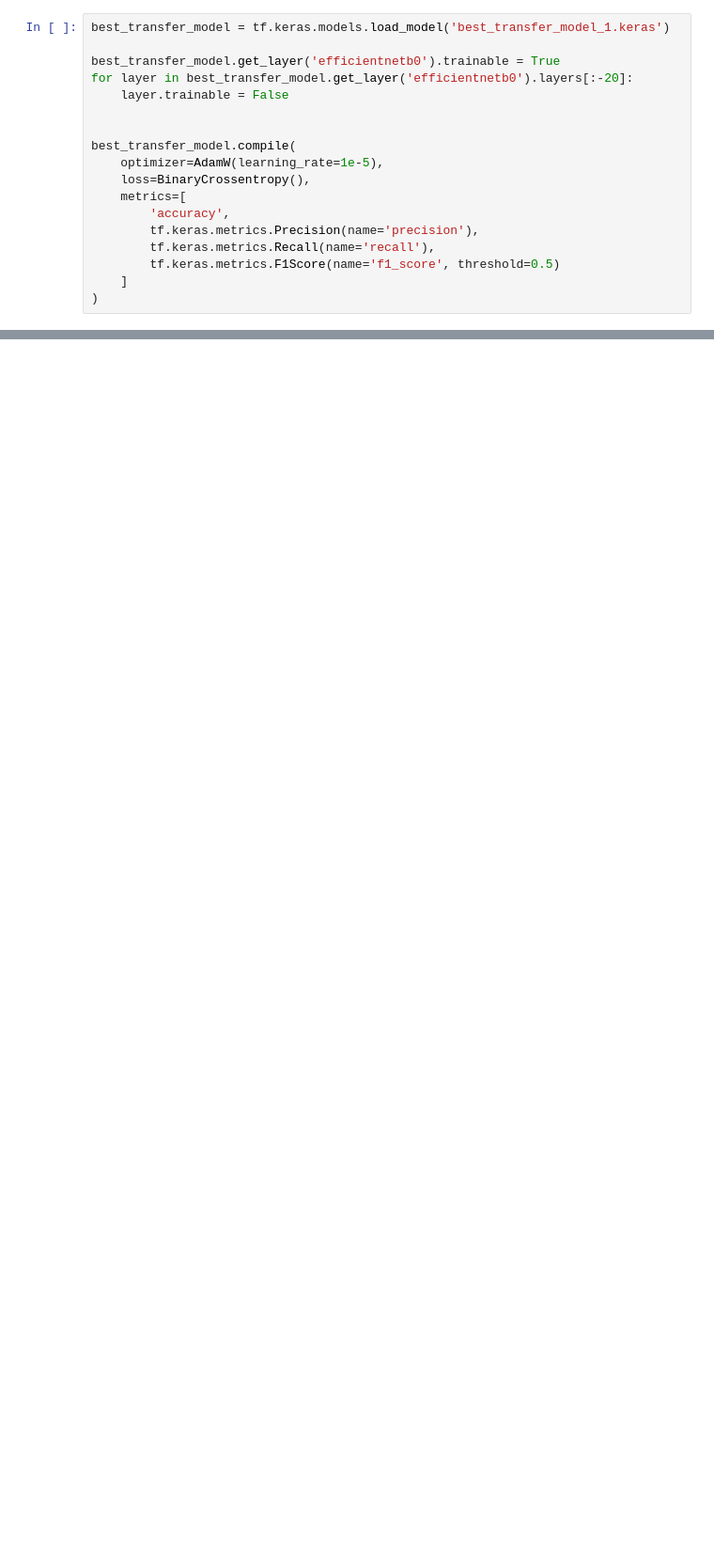
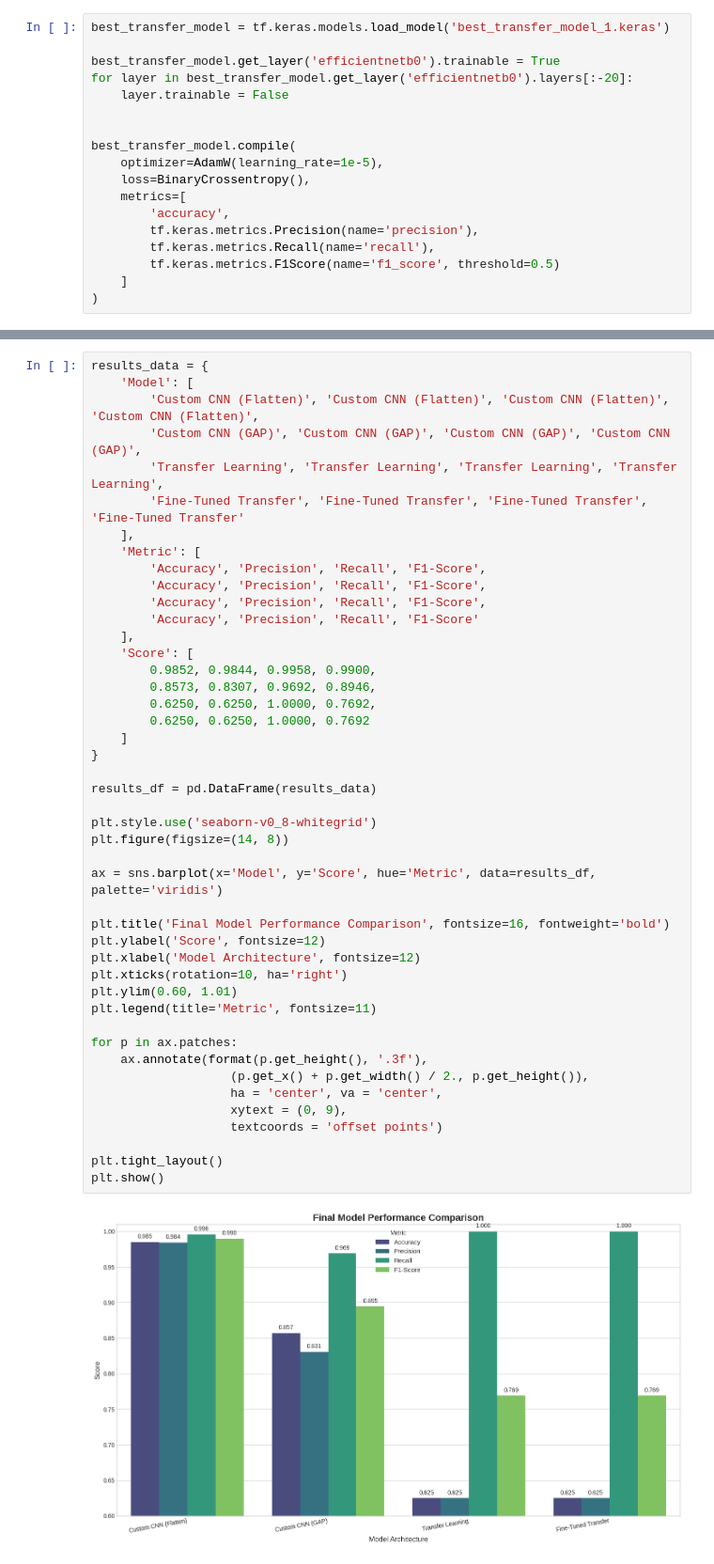
Before and after one commit to Jimi-Wilson/XRay-Pneumonia-Classifier, a Jupyter notebook: pneumonia-detection.ipynb, the cells around one changed output, grey strips where cells are left out. Shown at 94% size. Drawn from its saved outputs; the diff is of its cells as text; blank space fills up the shorter version.

Commit message:
Finalised the jupiter notebook

```diff
--- a/pneumonia-detection.ipynb
+++ b/pneumonia-detection.ipynb
@@ -585,0 +689,47 @@ In contrast, the Fine-Tuned Transfer Model obtained the highest recall (98.2%).
+# %%
+results_data = {
+    'Model': [
+        'Custom CNN (Flatten)', 'Custom CNN (Flatten)', 'Custom CNN (Flatten)', 'Custom CNN (Flatten)',
+        'Custom CNN (GAP)', 'Custom CNN (GAP)', 'Custom CNN (GAP)', 'Custom CNN (GAP)',
+        'Transfer Learning', 'Transfer Learning', 'Transfer Learning', 'Transfer Learning',
+        'Fine-Tuned Transfer', 'Fine-Tuned Transfer', 'Fine-Tuned Transfer', 'Fine-Tuned Transfer'
+    ],
+    'Metric': [
+        'Accuracy', 'Precision', 'Recall', 'F1-Score',
+        'Accuracy', 'Precision', 'Recall', 'F1-Score',
+        'Accuracy', 'Precision', 'Recall', 'F1-Score',
+        'Accuracy', 'Precision', 'Recall', 'F1-Score'
+    ],
+    'Score': [
+        0.9852, 0.9844, 0.9958, 0.9900,
+        0.8573, 0.8307, 0.9692, 0.8946,
+        0.6250, 0.6250, 1.0000, 0.7692,
+        0.6250, 0.6250, 1.0000, 0.7692
+    ]
+}
+
+results_df = pd.DataFrame(results_data)
+
+plt.style.use('seaborn-v0_8-whitegrid')
+plt.figure(figsize=(14, 8))
+
+ax = sns.barplot(x='Model', y='Score', hue='Metric', data=results_df, palette='viridis')
+
+plt.title('Final Model Performance Comparison', fontsize=16, fontweight='bold')
+plt.ylabel('Score', fontsize=12)
+plt.xlabel('Model Architecture', fontsize=12)
+plt.xticks(rotation=10, ha='right')
+plt.ylim(0.60, 1.01)
+plt.legend(title='Metric', fontsize=11)
+
+for p in ax.patches:
+    ax.annotate(format(p.get_height(), '.3f'),
+                   (p.get_x() + p.get_width() / 2., p.get_height()),
+                   ha = 'center', va = 'center',
+                   xytext = (0, 9),
+                   textcoords = 'offset points')
+
+plt.tight_layout()
+plt.show()
+# %% [output]
+[figure, added]
```
Also changed, not shown: parts of 38 cells of this notebook.
